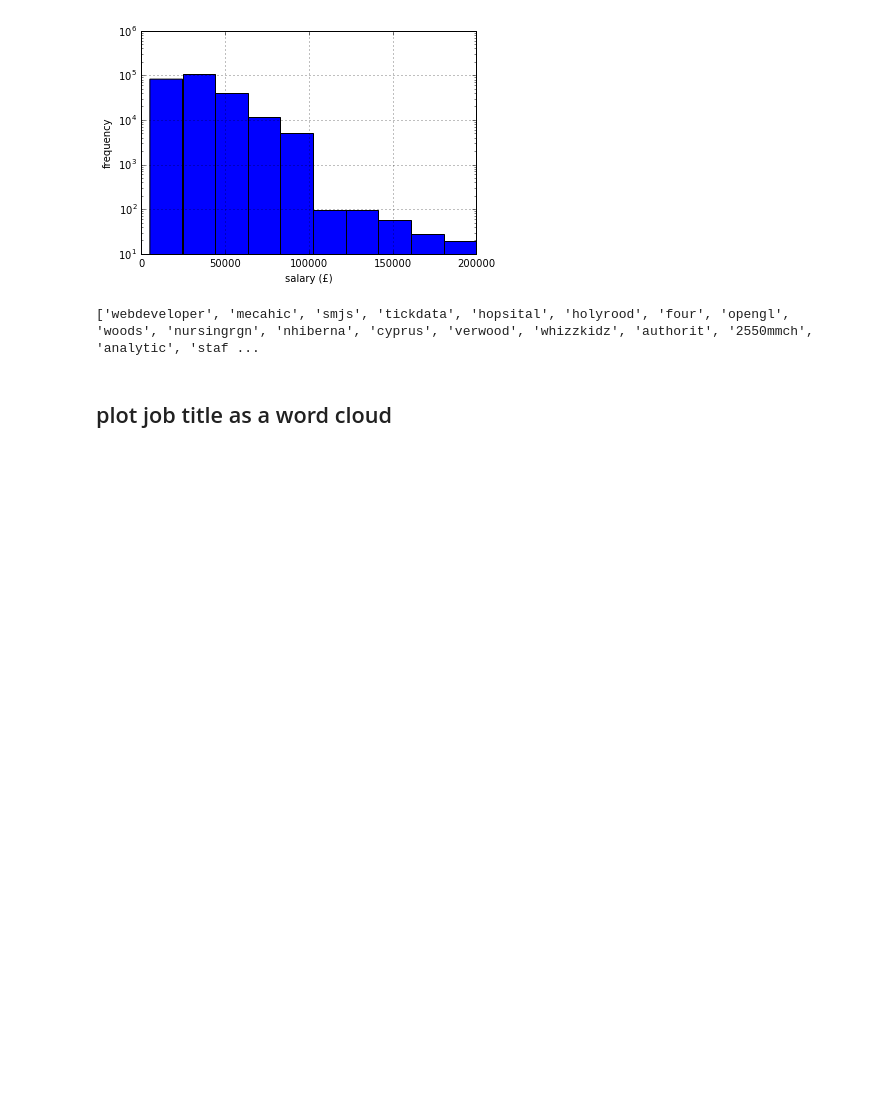
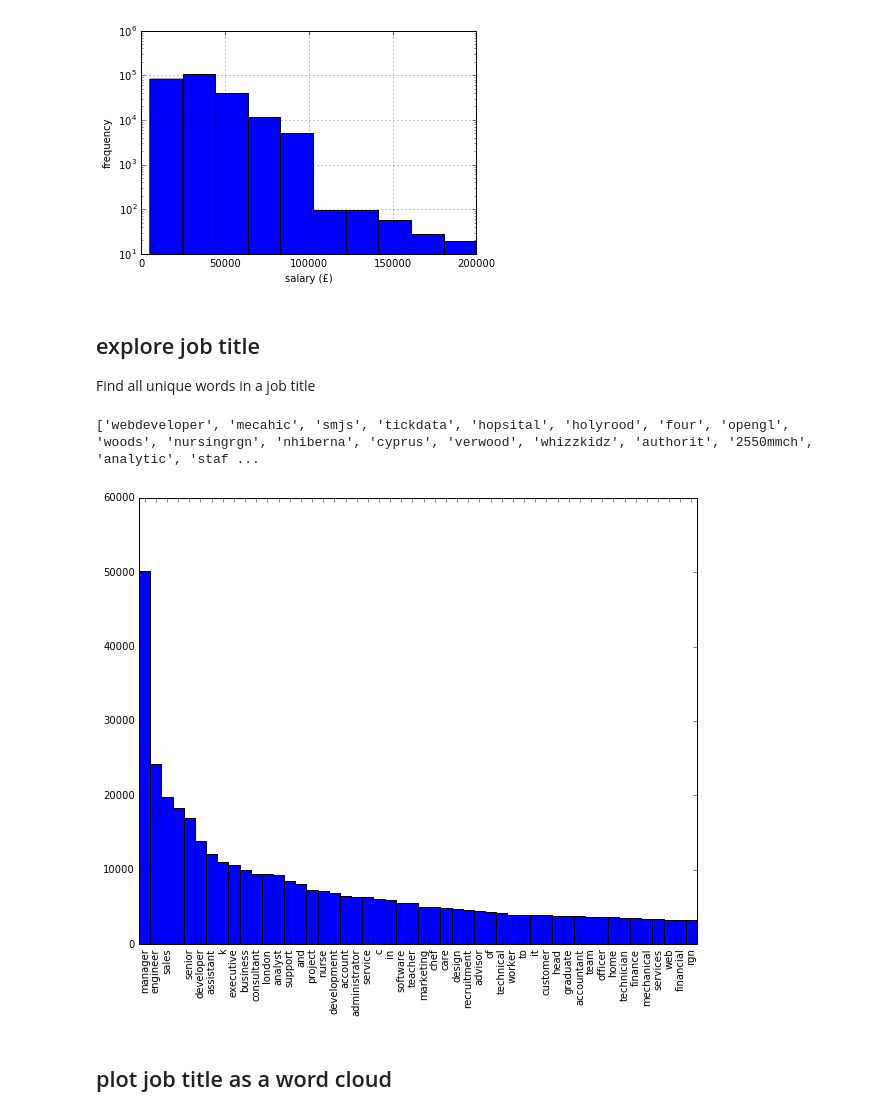
Before and after one commit to sempwn/salary-prediction, a Jupyter notebook: explore-data.ipynb, the cells around one changed output. Drawn from its saved outputs; the diff is of its cells as text; code cells hidden in the pictures; blank space fills up the shorter version.

Commit message:
more explore

```diff
--- a/explore-data.ipynb
+++ b/explore-data.ipynb
@@ -21,13 +23,31 @@ Normalized salary is the target variable. Seems fairly straight on a ylog plot s
 data.SalaryNormalized.hist(); plt.ylabel('frequency'); plt.xlabel(u'salary (£)'); plt.yscale('log');
 # %% [output]
 [figure]
+# %% [markdown]
+## explore job title
+
+Find all unique words in a job title
 # %%
-results = set()
 
-data['Title'].replace(r'[^0-9a-zA-Z]+',' ',regex=True).fillna('').str.lower().str.split().apply(results.update)
+wordset = set()
+text = ' '.join(data['Title'].replace(r'[^0-9a-zA-Z]+',' ',regex=True).fillna('').str.lower())
+data['Title'].replace(r'[^0-9a-zA-Z]+',' ',regex=True).fillna('').str.lower().str.split().apply(wordset.update)
+
 print(list(results)[1:100])
+most_common_terms = Counter(text.split(' ')).most_common(50)
 # %% [output]
 ['webdeveloper', 'mecahic', 'smjs', 'tickdata', 'hopsital', 'holyrood', 'four', 'opengl', 'woods', 'nursingrgn', 'nhiberna', 'cyprus', 'verwood', 'whizzkidz', 'authorit', '2550mmch', 'analytic', 'staf ...
+# %%
+labels, values = zip(*most_common_terms)
+
+indexes = np.arange(len(labels))
+width = 1.0
+
+plt.bar(indexes, values, width)
+plt.xticks(indexes + width * 0.5, labels, rotation='vertical')
+plt.show()
+# %% [output]
+[figure, added]
 # %% [markdown]
 ## plot job title as a word cloud
 # %%
```
Also changed, not shown: parts of 2 cells of this notebook, 1 other file.
